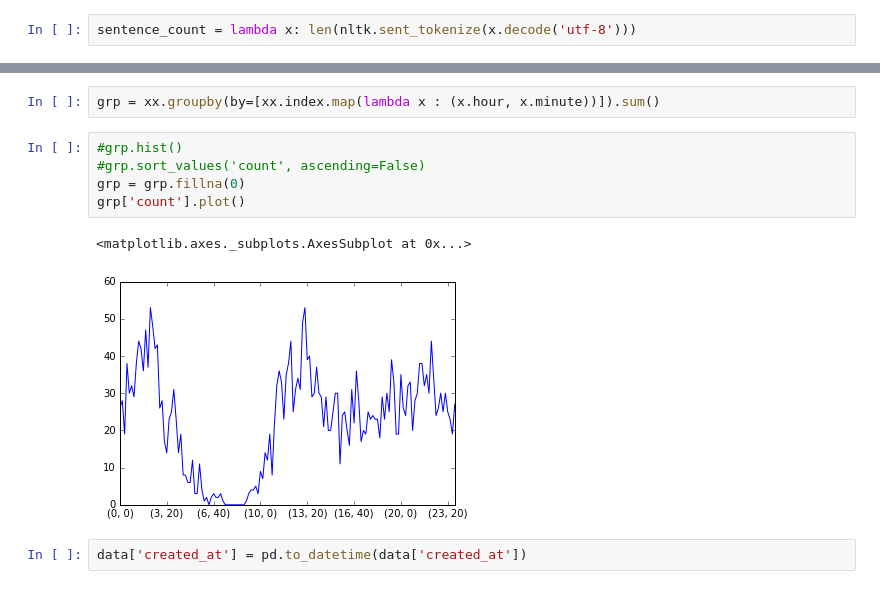
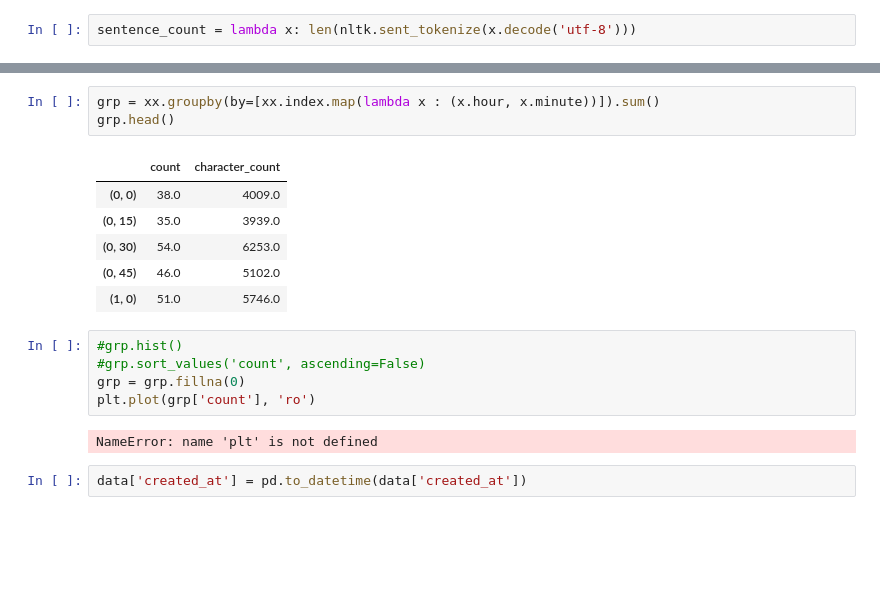
Before and after one commit to gmsardane/HackFeb2017, a Jupyter notebook: hackathon.ipynb, the cells around one changed output, grey strips where cells are left out. Saved outputs shown, nothing was run; the diff lists cells and outputs as text; blank space fills up the shorter version.

```diff
--- a/hackathon.ipynb
+++ b/hackathon.ipynb
@@ -40,13 +86,20 @@ pd.to_datetime(t, format= "%H:%M:%S")
 # %%
 grp = xx.groupby(by=[xx.index.map(lambda x : (x.hour, x.minute))]).sum()
+grp.head()
+# %% [output]
+|  | count | character_count |
+| (0, 0) | 38.0 | 4009.0 |
+| (0, 15) | 35.0 | 3939.0 |
+| (0, 30) | 54.0 | 6253.0 |
+| (0, 45) | 46.0 | 5102.0 |
+| (1, 0) | 51.0 | 5746.0 |
 # %%
 #grp.hist()
 #grp.sort_values('count', ascending=False)
 grp = grp.fillna(0)
-grp['count'].plot()
+plt.plot(grp['count'], 'ro')
 # %% [output]
-<matplotlib.axes._subplots.AxesSubplot at 0x...>
+NameError: name 'plt' is not defined
-[figure, removed]
 # %%
 data['created_at'] = pd.to_datetime(data['created_at'])
 # %%
```
Also changed, not shown: parts of 7 cells of this notebook.
